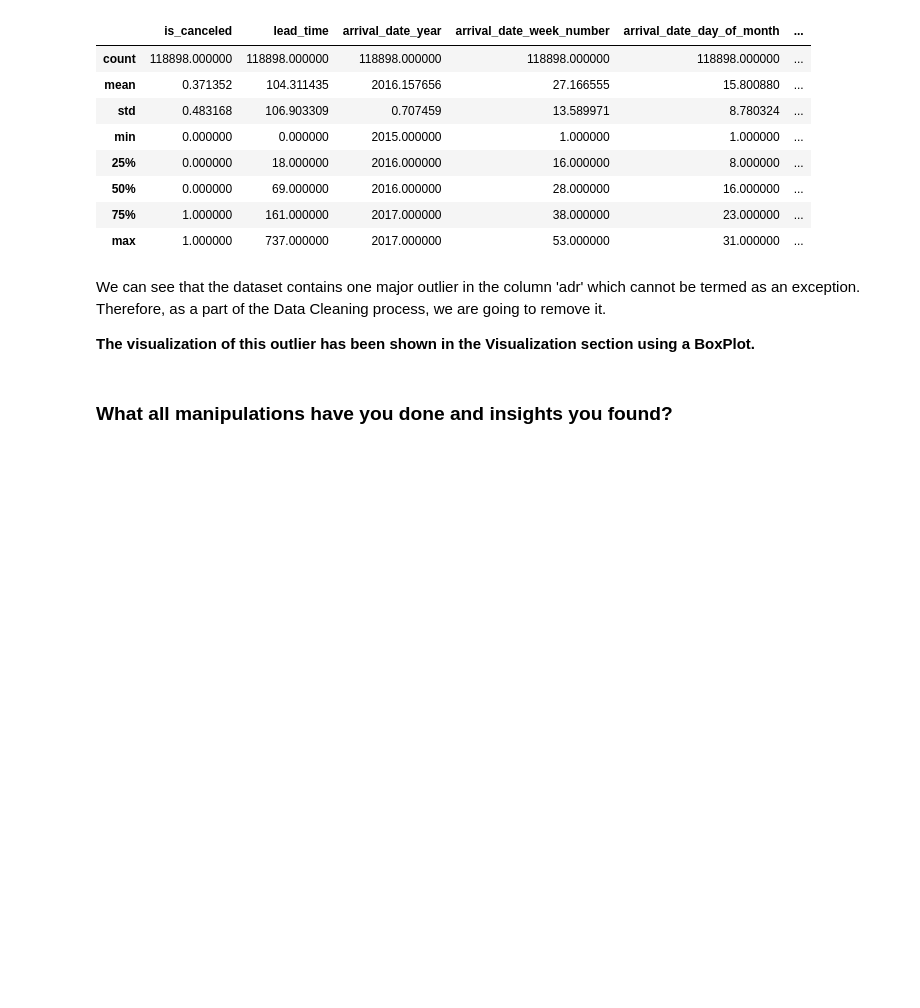
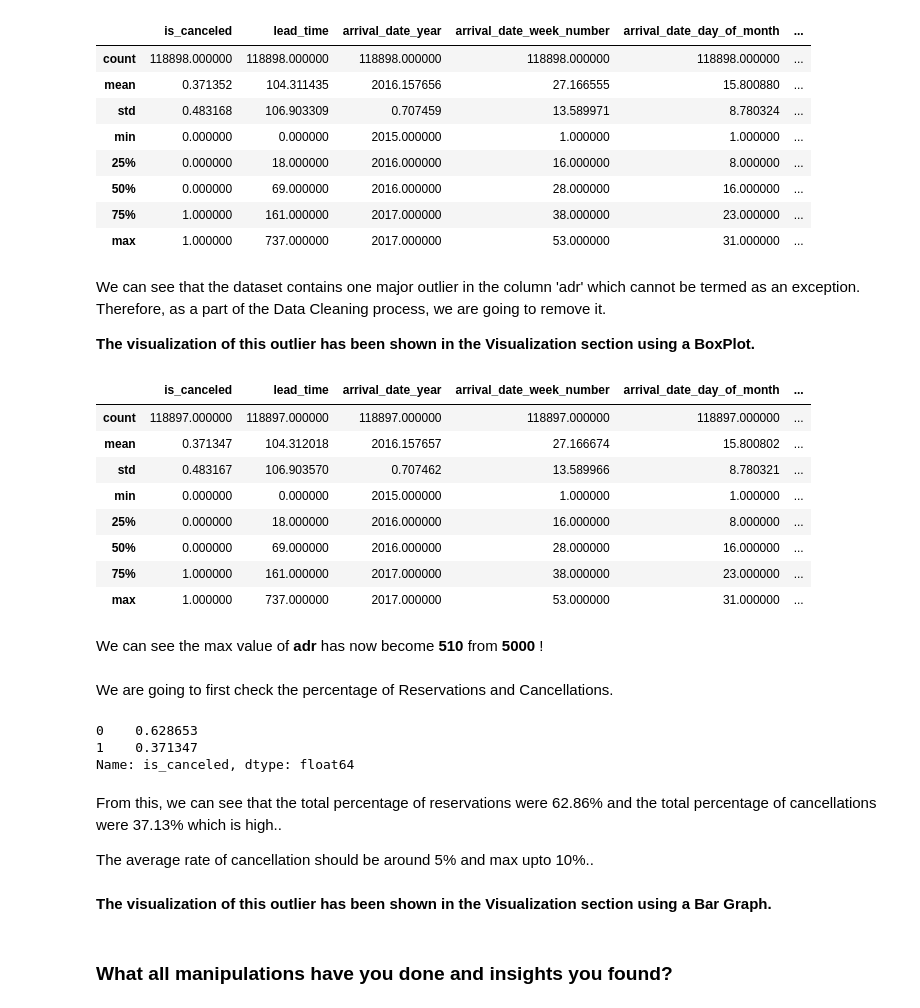
Before and after one commit to GAJABDADDY/EDA-Capstone-Project---Hotel-Booking-Analysis, a Jupyter notebook: Ashish's_EDA_Project.ipynb, the cells around one changed output. Cells and saved outputs as stored; diff of their text form; code cells hidden in the pictures; blank space fills up the shorter version.

```diff
--- a/Ashish's_EDA_Project.ipynb
+++ b/Ashish's_EDA_Project.ipynb
@@ -492,3 +496,34 @@ We can see that the dataset contains one major outlier in the column 'adr' which
+# %%
+df.describe()
+# %% [output]
+|  | is_canceled | lead_time | arrival_date_year | arrival_date_week_number | arrival_date_day_of_month | ... |
+| count | 118897.000000 | 118897.000000 | 118897.000000 | 118897.000000 | 118897.000000 | ... |
+| mean | 0.371347 | 104.312018 | 2016.157657 | 27.166674 | 15.800802 | ... |
+| std | 0.483167 | 106.903570 | 0.707462 | 13.589966 | 8.780321 | ... |
+| min | 0.000000 | 0.000000 | 2015.000000 | 1.000000 | 1.000000 | ... |
+| 25% | 0.000000 | 18.000000 | 2016.000000 | 16.000000 | 8.000000 | ... |
+| 50% | 0.000000 | 69.000000 | 2016.000000 | 28.000000 | 16.000000 | ... |
+| 75% | 1.000000 | 161.000000 | 2017.000000 | 38.000000 | 23.000000 | ... |
+| max | 1.000000 | 737.000000 | 2017.000000 | 53.000000 | 31.000000 | ... |
+# %% [markdown]
+We can see the max value of **adr** has now become **510** from **5000** !
+# %% [markdown]
+We are going to first check the percentage of Reservations and Cancellations.
+# %%
+#checking the percentage of Reservations and Cancellations.
+
+cancelled_perc = df['is_canceled'].value_counts(normalize=True)
+print(cancelled_perc)
+# %% [output]
+0    0.628653
+1    0.371347
+Name: is_canceled, dtype: float64
+# %% [markdown]
+From this, we can see that the total percentage of reservations were 62.86% and the total percentage of cancellations were 37.13% which is high..
+
+The average rate of cancellation should be around 5% and max upto 10%..
+# %% [markdown]
+**The visualization of this outlier has been shown in the Visualization section using a Bar Graph.**
 # %% [markdown]
 ### What all manipulations have you done and insights you found?
 # %% [markdown]
```
Also changed, not shown: parts of 5 cells of this notebook.
